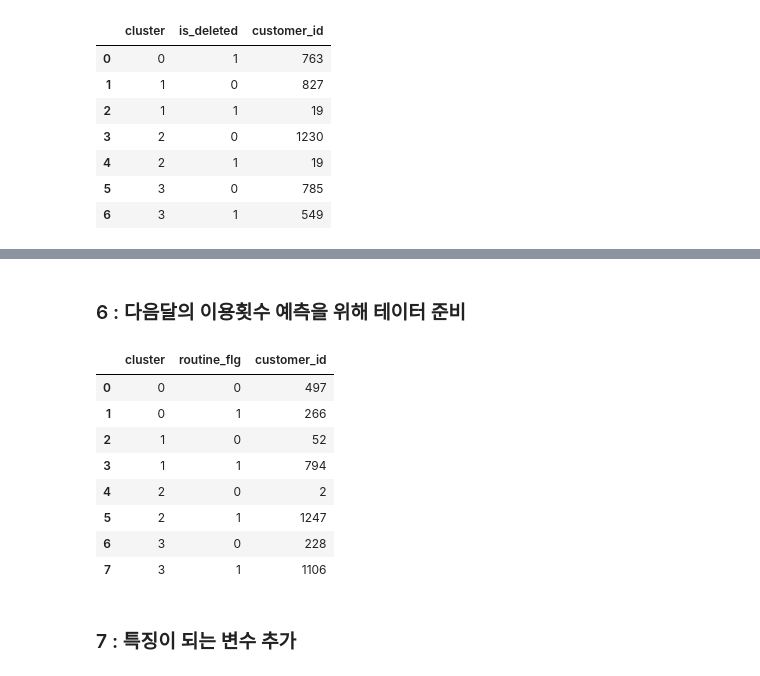
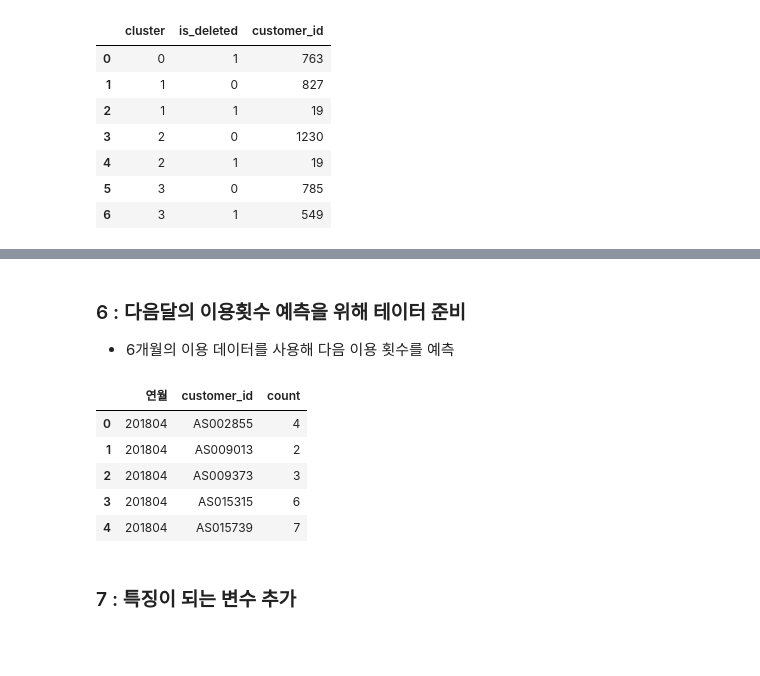
Before and after one commit to jonggu12/exam, a Jupyter notebook: 09.마케팅데이터분석/04. 고객의 행동을 예측/04.고객행동예측.ipynb, the cells around one changed output, grey strips where cells are left out. Drawn from its saved outputs; the diff is of its cells as text; code cells hidden in the pictures; blank space fills up the shorter version.

```diff
--- a/09.마케팅데이터분석/04. 고객의 행동을 예측/04.고객행동예측.ipynb
+++ b/09.마케팅데이터분석/04. 고객의 행동을 예측/04.고객행동예측.ipynb
@@ -239,18 +263,28 @@ customer_clustering.groupby(["cluster", "is_deleted"], as_index=False).count()[[
 # %% [markdown]
 ### 6 : 다음달의 이용횟수 예측을 위해 테이터 준비
+* 6개월의 이용 데이터를 사용해 다음 이용 횟수를 예측
-# %%
-# routine_flag
-
-customer_clustering.groupby(["cluster", "routine_flg"], as_index=False).count()[["cluster", "routine_flg", "customer_id"]]
-# %% [output]
-|  | cluster | routine_flg | customer_id |
-| 0 | 0 | 0 | 497 |
-| 1 | 0 | 1 | 266 |
-| 2 | 1 | 0 | 52 |
-| 3 | 1 | 1 | 794 |
-| 4 | 2 | 0 | 2 |
-| 5 | 2 | 1 | 1247 |
-| 6 | 3 | 0 | 228 |
-| 7 | 3 | 1 | 1106 |
+# %%
+# 가정 : 이번달 2018 10월, 2018년 11월 이용
+# 2018년 5~10월(6개월) 이용 데이터 + 2018년 1월의 이용 횟수를 정답 데이터를 학습에 사용
+
+
+# uselog 를 활용해서 연월/회원마다 집계
+
+# 날짜형으로 변환
+use_log["usedate"] = pd.to_datetime(use_log["usedate"])
+use_log["연월"] = use_log["usedate"].dt.strftime("%Y%m")
+
+# 연월, 회원 별로 log_id 집계
+use_log_months = use_log.groupby(["연월", "customer_id"], as_index=False).count()
+use_log_months.rename(columns={"log_id":"count"}, inplace=True) #컬럼 이름 변경
+del use_log_months["usedate"]
+use_log_months.head()
+# %% [output]
+|  | 연월 | customer_id | count |
+| 0 | 201804 | AS002855 | 4 |
+| 1 | 201804 | AS009013 | 2 |
+| 2 | 201804 | AS009373 | 3 |
+| 3 | 201804 | AS015315 | 6 |
+| 4 | 201804 | AS015739 | 7 |
 # %% [markdown]
 ### 7 : 특징이 되는 변수 추가
```
Also changed, not shown: parts of 6 cells of this notebook.
